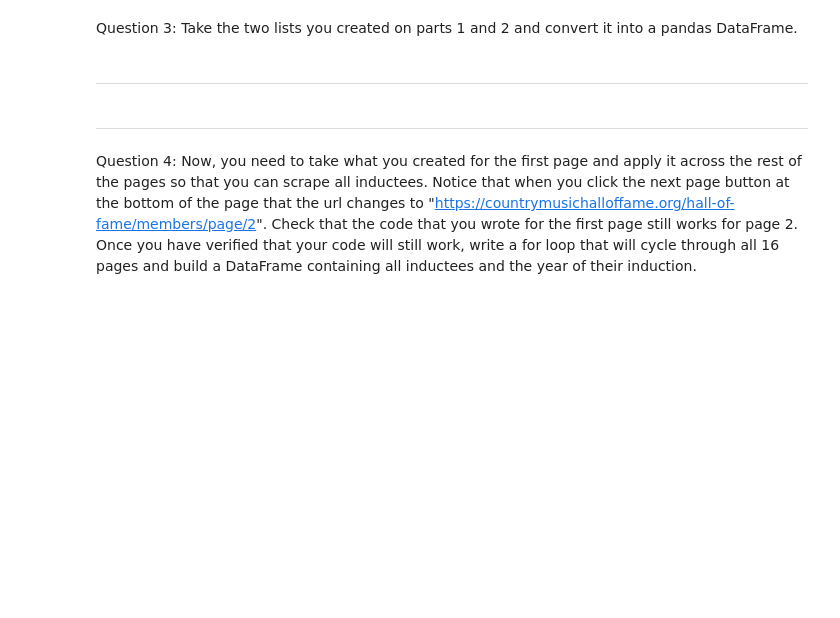
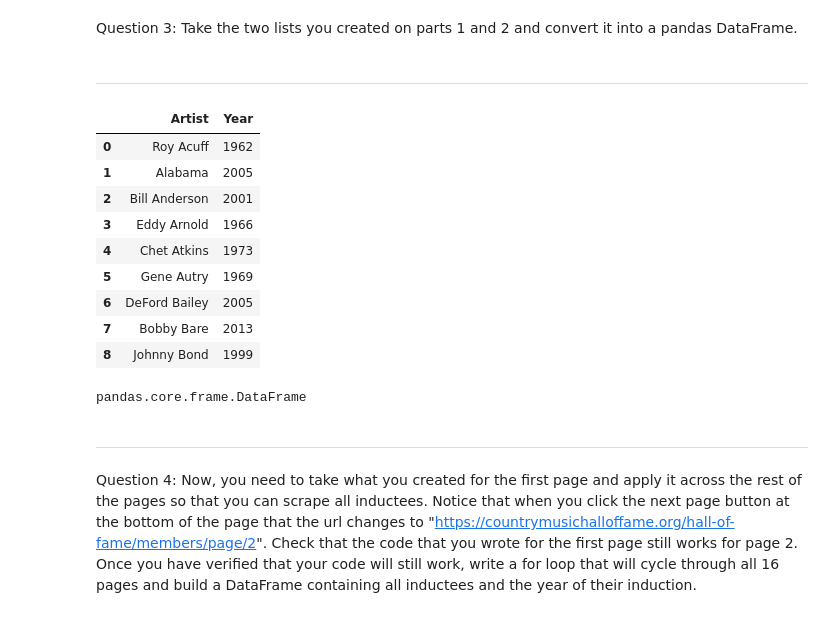
Before and after one commit to SamSitarek/web-scraping-country-music_hof-SamSitarek, a Jupyter notebook: Webscraping_the_country_music_hall_of_fame.ipynb, the cells around one changed output. Saved outputs shown, nothing was run; the diff lists cells and outputs as text; code cells hidden in the pictures; blank space fills up the shorter version.

```diff
--- a/Webscraping_the_country_music_hall_of_fame.ipynb
+++ b/Webscraping_the_country_music_hall_of_fame.ipynb
@@ -122,0 +97,10 @@ bs4.element.Tag
+# %%
+year_list=[]
+
+for year in soup.find_all('div', attrs = {'class': 'vertical-card_content--copy'}):
+    year = str(year.text)
+    year = year.strip('\n\n                    Inducted ')
+    print(year)
+ #   year.strip()
+  #  return year Str(input.Where(Char.IsDigit).to_list())
+    year_list.append(year)
@@ -123,7 +155,8 @@ bs4.element.Tag
 # %%
-year_list=[]
+# year_list=[]
 
-for element in inducted_year:
-    soup.find('div', attrs = {'class': 'vertical-card_content--copy'})
-    print(inducted_year.string)
-    year_list.append(inducted_year.string)
+# for element in inducted_year:
+# #    inducted_year.to_list()
+#  #   print(inducted_year.string)
+#     print(element.prettify())
+#     year_list.append
@@ -138,11 +165,33 @@ NameError: name 'year' is not defined
 # %%
-year_list=pd.read_html(str(year))
+# year_list=pd.read_html(str(year))
 # %% [markdown]
 ------------------------------------------------------------------------------------------------------------
 # %% [markdown]
 Question 3: Take the two lists you created on parts 1 and 2 and convert it into a pandas DataFrame.
 # %% [markdown]
 ------------------------------------------------------------------------------------------------------------
+# %%
+#a_y = pd.DataFrame(['Artist'],['Year'])
+a_y = pd.DataFrame()
+a_y['Artist'] = artist_list
+a_y['Year']= year_list
+# %%
+a_y
+# %% [output]
+|  | Artist | Year |
+| 0 | Roy Acuff | 1962 |
+| 1 | Alabama | 2005 |
+| 2 | Bill Anderson | 2001 |
+| 3 | Eddy Arnold | 1966 |
+| 4 | Chet Atkins | 1973 |
+| 5 | Gene Autry | 1969 |
+| 6 | DeFord Bailey | 2005 |
+| 7 | Bobby Bare | 2013 |
+| 8 | Johnny Bond | 1999 |
+# %%
+type(a_y)
+# %% [output]
+pandas.core.frame.DataFrame
 # %% [markdown]
 ------------------------------------------------------------------------------------------------------------
 # %% [markdown]
```
Also changed, not shown: parts of 28 cells of this notebook.
